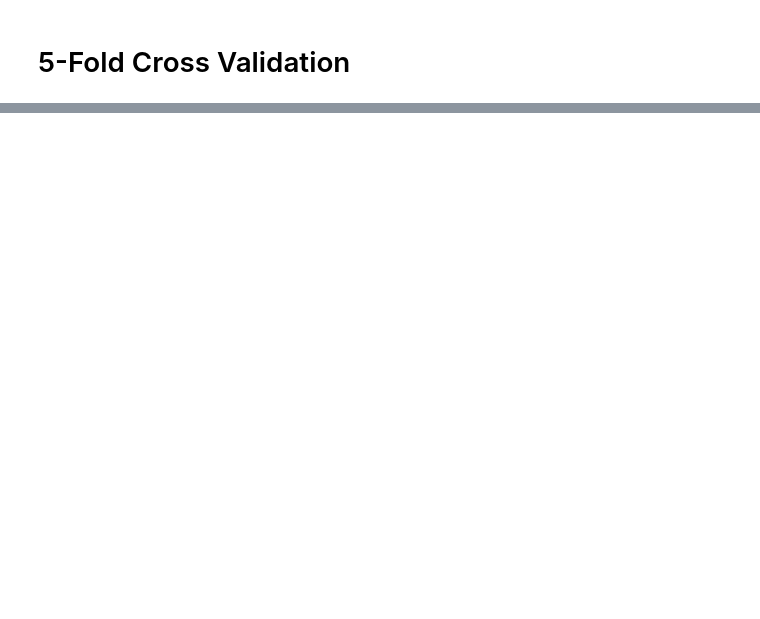
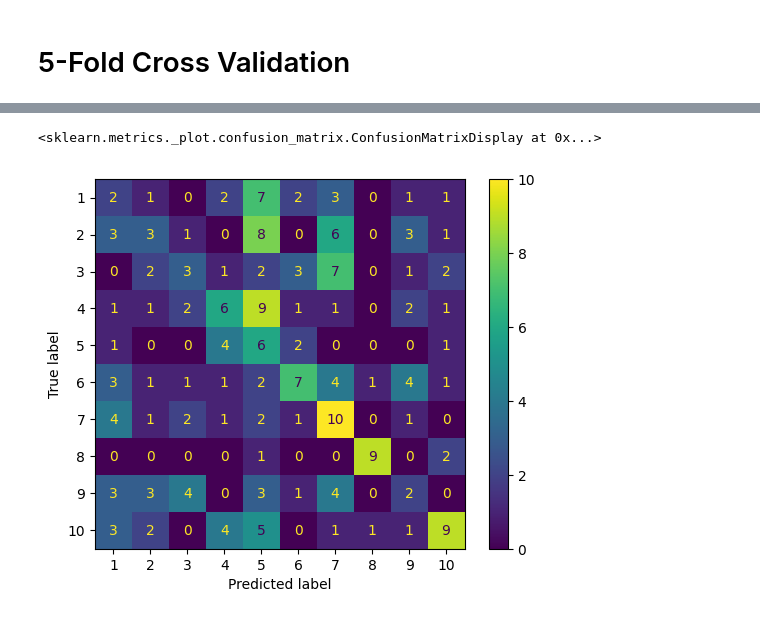
Before and after one commit to OmarUTEC/project1-machine, a Jupyter notebook: decision_tree/decision_tree.ipynb, the cells around one changed output, grey strips where cells are left out. Saved outputs shown, nothing was run; the diff lists cells and outputs as text; code cells hidden in the pictures; blank space fills up the shorter version.

```diff
--- a/decision_tree/decision_tree.ipynb
+++ b/decision_tree/decision_tree.ipynb
@@ -62,0 +63,17 @@ y: pd.Series = df["Etiqueta"].astype(int)
+# %%
+dtc = DecisionTreeClassifier(criterion="entropy", random_state=42)
+
+cv = GridSearchCV(
+    dtc,
+    param_grid={
+        "criterion": ["gini", "entropy"],
+    },
+    scoring=["precision_macro", "recall_macro", "f1_macro"],
+    refit="f1_macro",
+    cv=5,
+)
+
+cv.fit(x_train, y_train)
+print(cv.best_params_)
+df = pd.DataFrame(cv.cv_results_)
+df
@@ -91,0 +116,7 @@ print(a)
+# %%
+dtc = DecisionTreeClassifier(criterion="gini", random_state=42)
+dtc.fit(x_train, y_train)
+
+predictions = dtc.predict(x_test)
+
+print(classification_report(y_test, predictions))
@@ -91,0 +140,7 @@ print(a)
+# %%
+from sklearn.metrics import ConfusionMatrixDisplay
+
+ConfusionMatrixDisplay(confusion_matrix(y_test, predictions), display_labels=dtc.classes_).plot()
+# %% [output]
+<sklearn.metrics._plot.confusion_matrix.ConfusionMatrixDisplay at 0x...>
+[figure, added]
```
Also changed, not shown: parts of 6 cells of this notebook, 1 other file.
